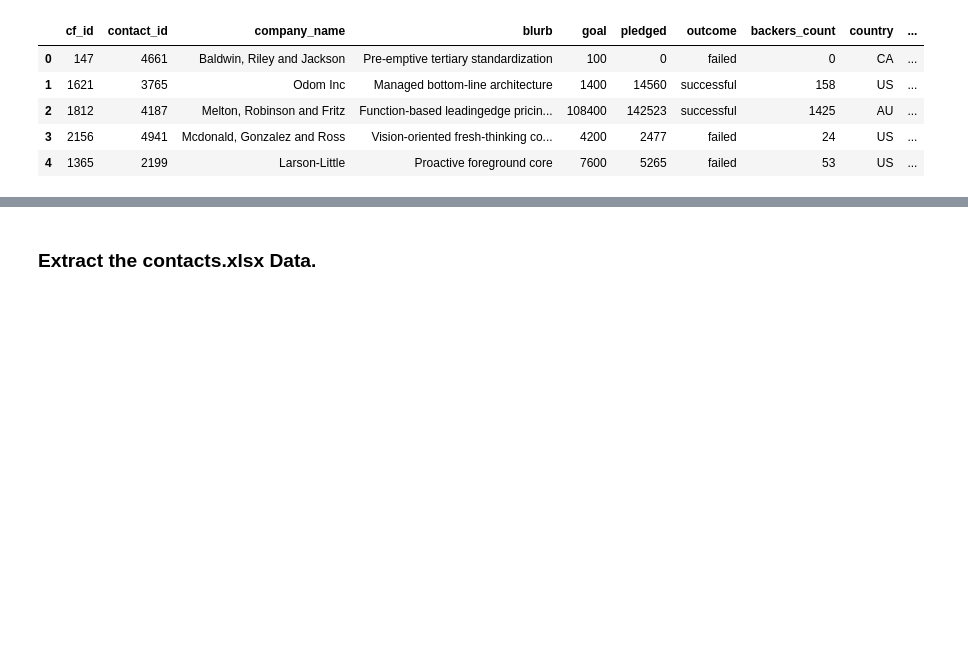
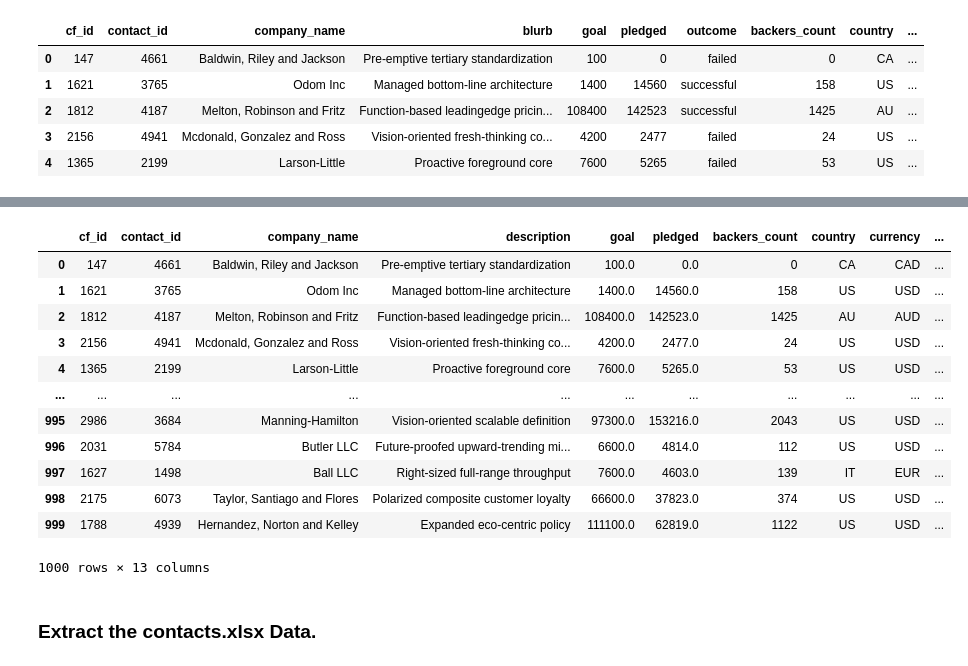
Before and after one commit to djdata2022/crowdfunding_etl, a Jupyter notebook: Starter_Files/ETL_Mini_Project_Group_2.ipynb, the cells around one changed output, grey strips where cells are left out. Cells and saved outputs as stored; diff of their text form; code cells hidden in the pictures; blank space fills up the shorter version.

```diff
--- a/Starter_Files/ETL_Mini_Project_Group_2.ipynb
+++ b/Starter_Files/ETL_Mini_Project_Group_2.ipynb
@@ -200,3 +200,4 @@ campaign_df.head()
 | 4 | 1365 | 2199 | Larson-Little | Proactive foreground core | 7600 | 5265 | failed | 53 | US | ... |
 # %%
 # Rename the blurb, launched_at, and deadline columns.
+campaign_df.rename(columns={'blurb': 'description', 'launched_at': 'launch_date', 'deadline': 'end_date'}, inplace=True)
@@ -210,2 +204,3 @@ campaign_df.head()
 # %%
 # Convert the goal and pledged columns to a `float` data type.
+campaign_df = campaign_df.astype({'goal': float, 'pledged': float})
@@ -240,3 +229,5 @@ dtype: object
 # %%
 # Format the launched_date and end_date columns to datetime format
 from datetime import datetime as dt
+campaign_df['launch_date'] = pd.to_datetime(campaign_df['launch_date'], unit='s').dt.strftime('%Y-%m-%d')
+campaign_df['end_date'] = pd.to_datetime(campaign_df['end_date'], unit='s').dt.strftime('%Y-%m-%d')
@@ -250,8 +234,8 @@ from datetime import datetime as dt
 # %%
 # Merge the campaign_df with the category_df on the "category" column and
 # the subcategory_df on the "subcategory" column.
-
-
+campaign_cat = pd.merge(campaign_df, category_df, on='category', how='left')
+campaign_merged_df = pd.merge(campaign_cat, subcategory_df, on='subcategory', how='left')
 campaign_merged_df.tail(10)
 # %% [output]
 |  | cf_id | contact_id | company_name | description | goal | pledged | outcome | backers_count | country | ... |
@@ -277,3 +252,24 @@ campaign_merged_df.tail(10)
+# %%
+# Drop unwanted columns
+campaign_cleaned = campaign_merged_df[['cf_id', 'contact_id', 'company_name',
+                                         'description', 'goal', 'pledged', 'backers_count',
+                                         'country', 'currency', 'launch_date', 'end_date', 'category_id',
+                                         'subcategory_id']]
+campaign_cleaned
+# %% [output]
+|  | cf_id | contact_id | company_name | description | goal | pledged | backers_count | country | currency | ... |
+| 0 | 147 | 4661 | Baldwin, Riley and Jackson | Pre-emptive tertiary standardization | 100.0 | 0.0 | 0 | CA | CAD | ... |
+| 1 | 1621 | 3765 | Odom Inc | Managed bottom-line architecture | 1400.0 | 14560.0 | 158 | US | USD | ... |
+| 2 | 1812 | 4187 | Melton, Robinson and Fritz | Function-based leadingedge pricin... | 108400.0 | 142523.0 | 1425 | AU | AUD | ... |
+| 3 | 2156 | 4941 | Mcdonald, Gonzalez and Ross | Vision-oriented fresh-thinking co... | 4200.0 | 2477.0 | 24 | US | USD | ... |
+| 4 | 1365 | 2199 | Larson-Little | Proactive foreground core | 7600.0 | 5265.0 | 53 | US | USD | ... |
+| ... | ... | ... | ... | ... | ... | ... | ... | ... | ... | ... |
+| 995 | 2986 | 3684 | Manning-Hamilton | Vision-oriented scalable definition | 97300.0 | 153216.0 | 2043 | US | USD | ... |
+| 996 | 2031 | 5784 | Butler LLC | Future-proofed upward-trending mi... | 6600.0 | 4814.0 | 112 | US | USD | ... |
+| 997 | 1627 | 1498 | Ball LLC | Right-sized full-range throughput | 7600.0 | 4603.0 | 139 | IT | EUR | ... |
+| 998 | 2175 | 6073 | Taylor, Santiago and Flores | Polarized composite customer loyalty | 66600.0 | 37823.0 | 374 | US | USD | ... |
+| 999 | 1788 | 4939 | Hernandez, Norton and Kelley | Expanded eco-centric policy | 111100.0 | 62819.0 | 1122 | US | USD | ... |
+1000 rows × 13 columns
 # %%
 # Export the DataFrame as a CSV file.
 campaign_cleaned.to_csv("Resources/campaign.csv", index=False)
```
Also changed, not shown: parts of 8 cells of this notebook, 3 other files.
